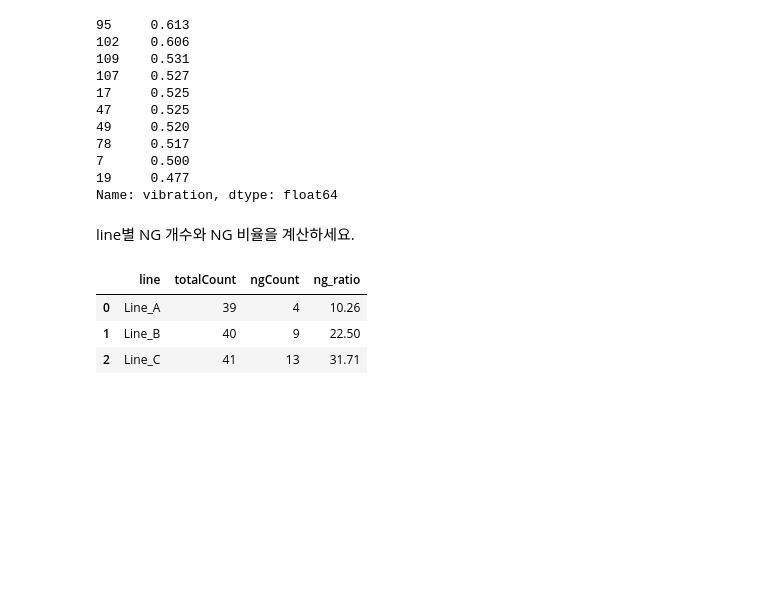
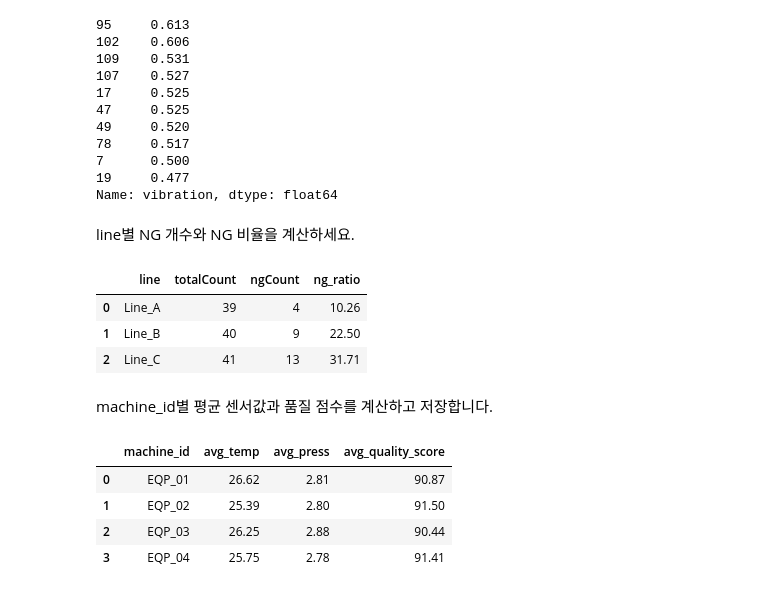
Before and after one commit to juunghaa/physical-ai-campus-python, a Jupyter notebook: dev/file_io_filtering.ipynb, the cells around one changed output. Cells and saved outputs as stored; diff of their text form; code cells hidden in the pictures; blank space fills up the shorter version.

```diff
--- a/dev/file_io_filtering.ipynb
+++ b/dev/file_io_filtering.ipynb
@@ -510,3 +510,22 @@ line_ng_report
 | 0 | Line_A | 39 | 4 | 10.26 |
 | 1 | Line_B | 40 | 9 | 22.50 |
 | 2 | Line_C | 41 | 13 | 31.71 |
+# %% [markdown]
+machine_id별 평균 센서값과 품질 점수를 계산하고 저장합니다.
+# %%
+machine_avg_report = df_json.groupby("machine_id").agg(
+    # avg_sensor = ("current", "mean"), # 평균 센서 값
+    avg_temp = ("temperature", "mean"), # 평균 온도
+    avg_press = ("pressure", "mean"), # 평균 압력
+    avg_quality_score = ("quality_score", "mean"), # 품질 점수
+
+).reset_index()
+
+machine_avg_report = machine_avg_report.round(2)
+machine_avg_report
+# %% [output]
+|  | machine_id | avg_temp | avg_press | avg_quality_score |
+| 0 | EQP_01 | 26.62 | 2.81 | 90.87 |
+| 1 | EQP_02 | 25.39 | 2.80 | 91.50 |
+| 2 | EQP_03 | 26.25 | 2.88 | 90.44 |
+| 3 | EQP_04 | 25.75 | 2.78 | 91.41 |
```
Also changed, not shown: parts of 2 cells of this notebook, 3 other files.
